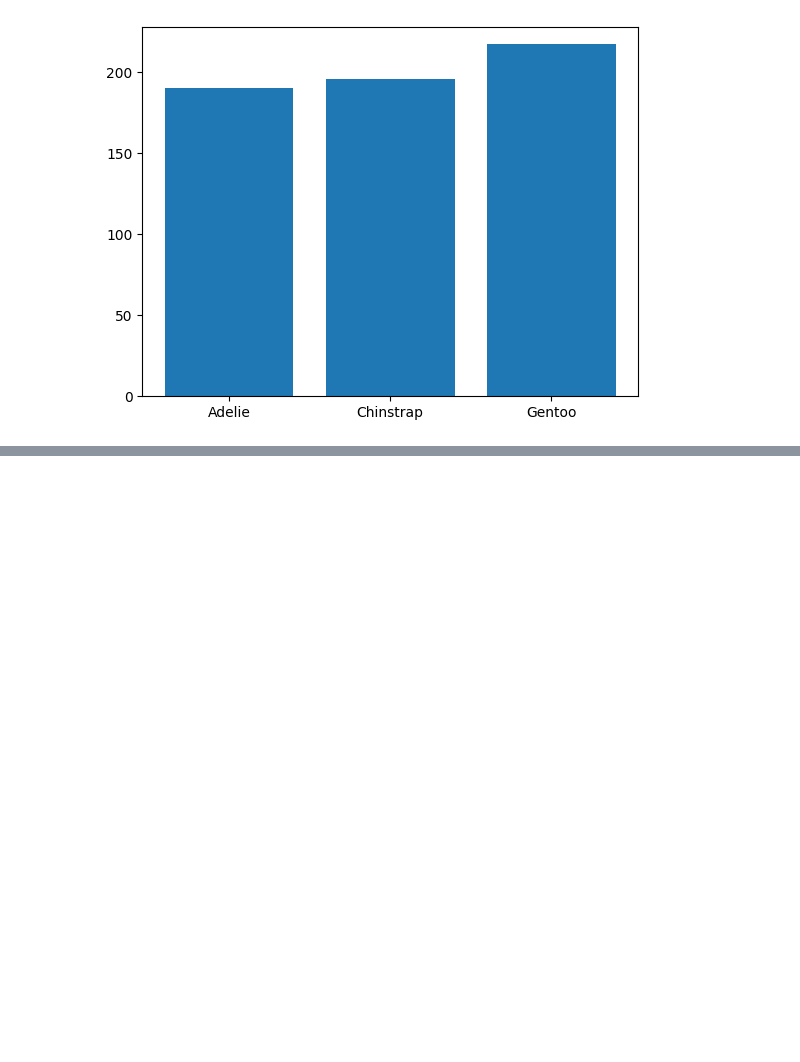
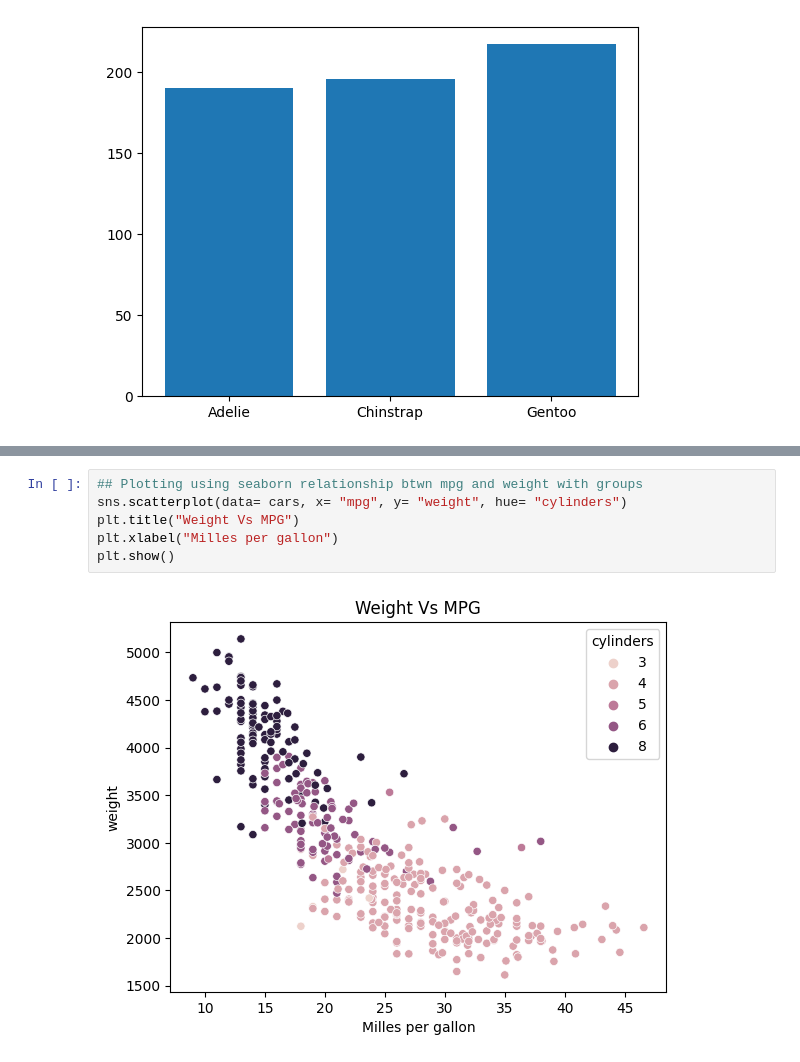
Before and after one commit to UWINTWALI/Datascience-course, a Jupyter notebook: lecture1_python_variables.ipynb, the cells around one changed output, grey strips where cells are left out. Saved outputs shown, nothing was run; the diff lists cells and outputs as text; blank space fills up the shorter version.

```diff
--- a/lecture1_python_variables.ipynb
+++ b/lecture1_python_variables.ipynb
@@ -3760,0 +3811,8 @@ df["Age"].std()
+# %%
+## Plotting using seaborn relationship btwn mpg and weight with groups
+sns.scatterplot(data= cars, x= "mpg", y= "weight", hue= "cylinders")
+plt.title("Weight Vs MPG")
+plt.xlabel("Milles per gallon")
+plt.show()
+# %% [output]
+[figure, added]
```
Also changed, not shown: parts of 14 cells of this notebook, 2 other files.
